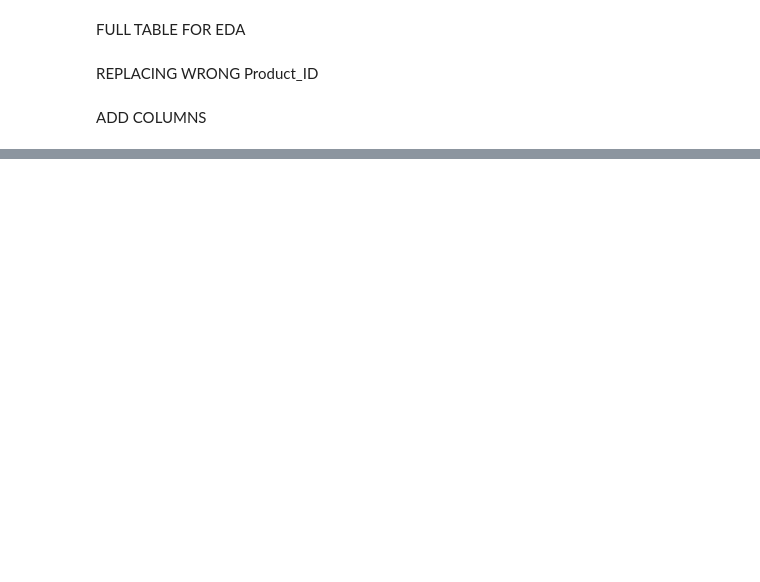
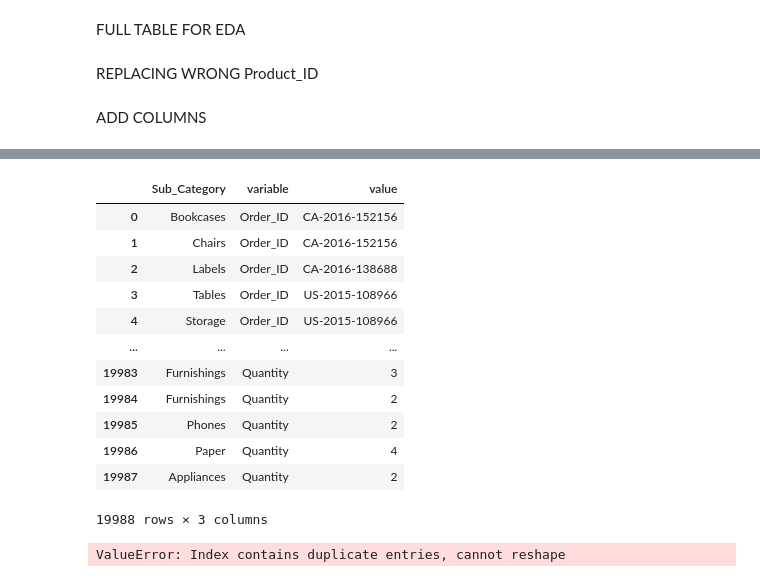
Before and after one commit to YanaOrf/E_Commerce, a Jupyter notebook: E-commerce EDA.ipynb, the cells around one changed output, grey strips where cells are left out. Drawn from its saved outputs; the diff is of its cells as text; code cells hidden in the pictures; blank space fills up the shorter version.

```diff
--- a/E-commerce EDA.ipynb
+++ b/E-commerce EDA.ipynb
@@ -63,0 +71,2 @@ online_store.to_excel("/Users/Yanaorfin_1/Documents/Academy/E_Commerce/online_st
+# %%
+order_list=online_store[["Order_ID","Sub_Category","Quantity"]]
@@ -63,0 +163,22 @@ online_store.to_excel("/Users/Yanaorfin_1/Documents/Academy/E_Commerce/online_st
+# %%
+order_list_melt=pd.melt(order_list,id_vars=["Sub_Category"],value_vars=["Order_ID","Quantity"])
+# %%
+order_list_melt
+# %% [output]
+|  | Sub_Category | variable | value |
+| 0 | Bookcases | Order_ID | CA-2016-152156 |
+| 1 | Chairs | Order_ID | CA-2016-152156 |
+| 2 | Labels | Order_ID | CA-2016-138688 |
+| 3 | Tables | Order_ID | US-2015-108966 |
+| 4 | Storage | Order_ID | US-2015-108966 |
+| ... | ... | ... | ... |
+| 19983 | Furnishings | Quantity | 3 |
+| 19984 | Furnishings | Quantity | 2 |
+| 19985 | Phones | Quantity | 2 |
+| 19986 | Paper | Quantity | 4 |
+| 19987 | Appliances | Quantity | 2 |
+19988 rows × 3 columns
+# %%
+order_list.pivot(index="Order_ID",columns="Sub_Category")["Quantity"]
+# %% [output]
+ValueError: Index contains duplicate entries, cannot reshape
```
Also changed, not shown: parts of 13 cells of this notebook, 1 other file.
